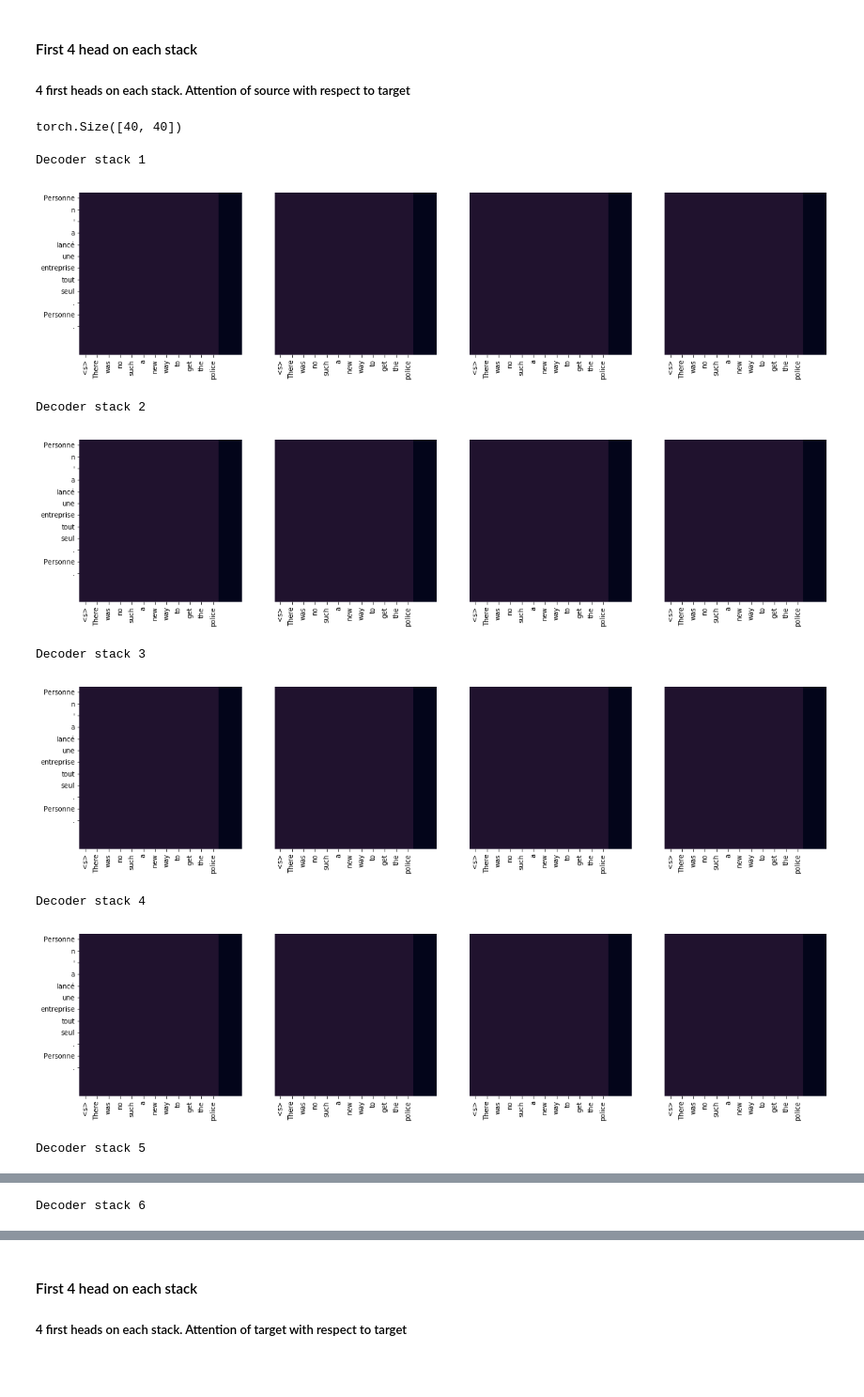
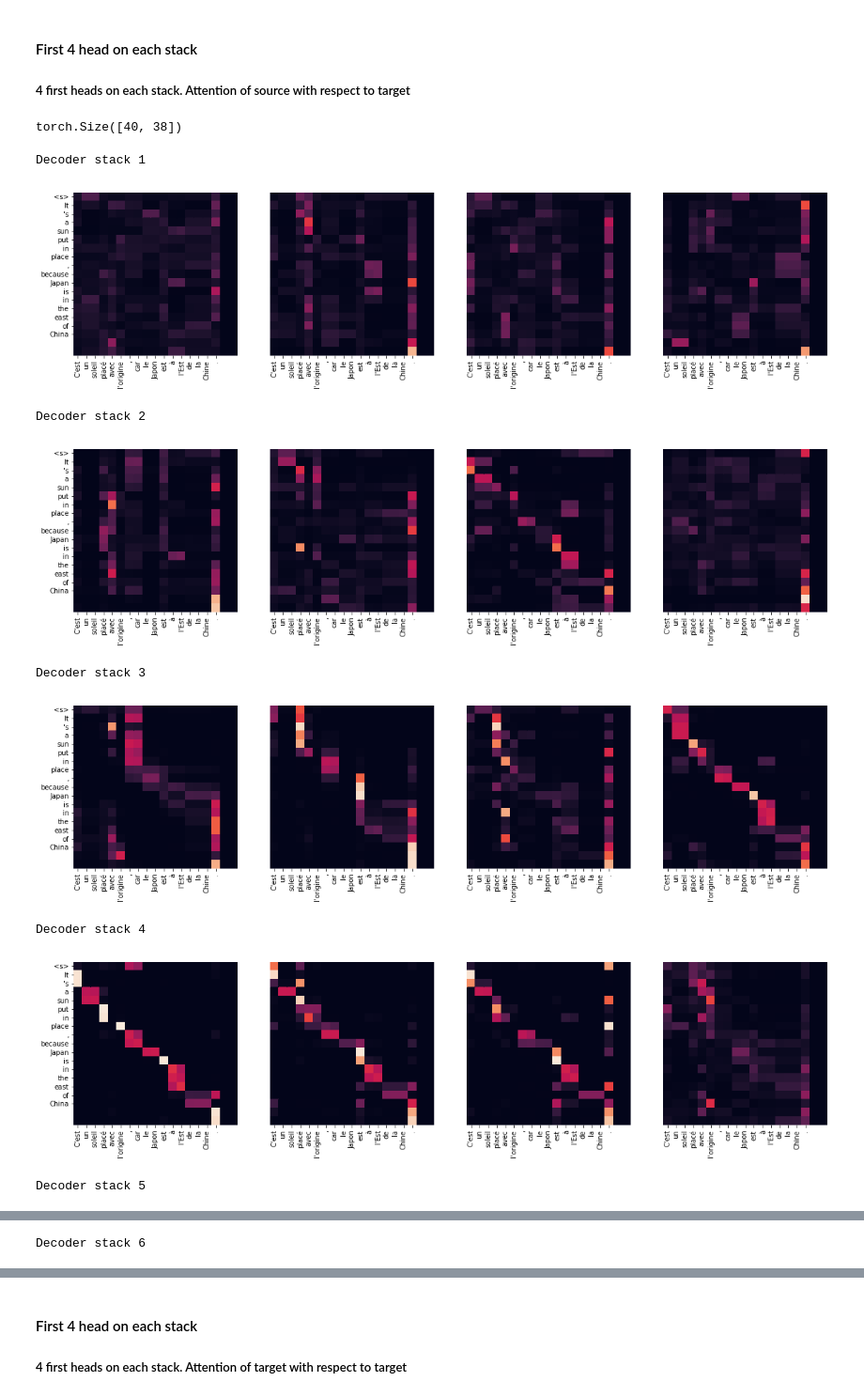
Before and after one commit to gabriel-hurtado/Attention-Model, a Jupyter notebook: visualizing attention.ipynb, the cells around one changed output, grey strips where cells are left out. Shown at 94% size. Cells and saved outputs as stored; diff of their text form; code cells hidden in the pictures; blank space fills up the shorter version.

Commit message:
working on final visualization

```diff
--- a/visualizing attention.ipynb
+++ b/visualizing attention.ipynb
@@ -28,5 +28,8 @@ params_model = {
     }
 }
 # %%
-logger = getLogger(name = 'loging_epoch14')
-model = Transformer.load_model_from_file('/Users/alexandre/Downloads/hp_tuning-30-hptuning_model.dms', logger, params_model)
+logger = getLogger(name = 'loging_epoch24')
+model = Transformer.load_model_from_file(
+    '/Users/alexisdurocher/Docs/YouTheaSea/P19/cours/CS7243_DL/project/deep-learning-project/experiments/IWSLT/model_epoch_24.pt'
+
+                                         , logger, params_model)
@@ -104,6 +108,12 @@ word = 0
 batch = next(IWSLTDatasetBuilder.masked(IWSLTDatasetBuilder.transposed(
                         trainer_.validation_dataset_iterator)))
 src_, trg_ = batch.src[0], batch.trg[0]
+# %%
+### test
+word = 0
+batch = next(IWSLTDatasetBuilder.masked(IWSLTDatasetBuilder.transposed(
+                        trainer_.test_dataset_iterator)))
+src_, trg_ = batch.src[0], batch.trg[0]
 # %%
 source = [src_vocab.itos[token] for token in src_] # french version
 target = [trg_vocab.itos[token] for token in trg_] # english version
@@ -252,22 +273,22 @@ torch.Size([1, 8, 40, 40])
 # %%
 model.decoder.layers[layer].memory_attn.attention.attention_weights[0, h].shape
 # %% [output]
-torch.Size([40, 40])
+torch.Size([40, 38])
 # %%
 for layer in range(0, 6, 1):
     fig, axs = plt.subplots(1, 4, figsize=(20, 10))
     print("Decoder stack", layer+1)
     for h in range(0, int(n_head/2)):
         draw(model.decoder.layers[layer].memory_attn.attention.attention_weights[0, h, :trgt_lenght, :trgt_lenght].data,
-            x=translation.split()[:sent_length], y=sent[:sent_length] if h ==0 else [], ax=axs[h])
+            x=sent[:sent_length], y=translation.split()[:sent_length] if h ==0 else [], ax=axs[h])
     plt.show()
 # %% [output]
 Decoder stack 1
-[figure, old version]
+[figure, new version]
 Decoder stack 2
-[figure, old version]
+[figure, new version]
 Decoder stack 3
-[figure, old version]
+[figure, new version]
 Decoder stack 4
-[figure, old version]
+[figure, new version]
 Decoder stack 5
```
Also changed, not shown: parts of 18 cells of this notebook, 2 other files.
